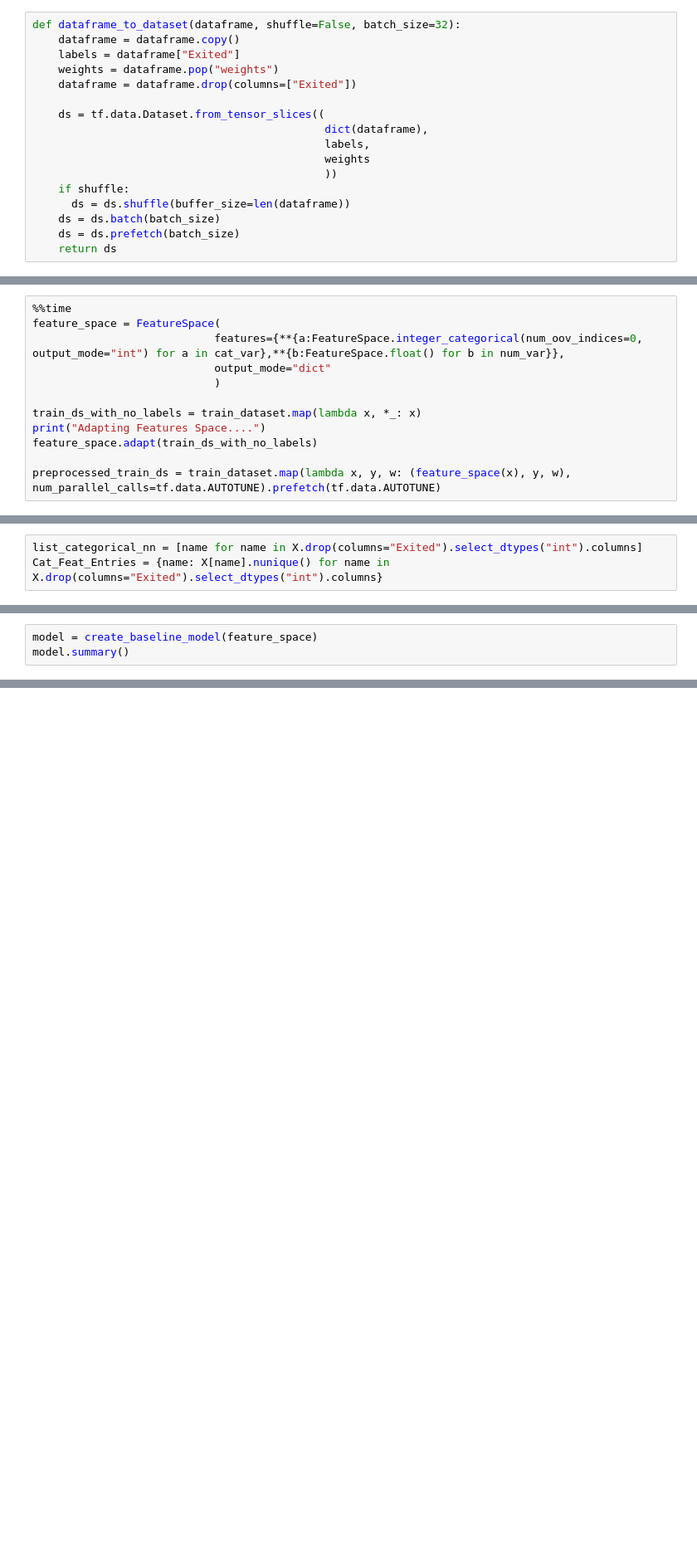
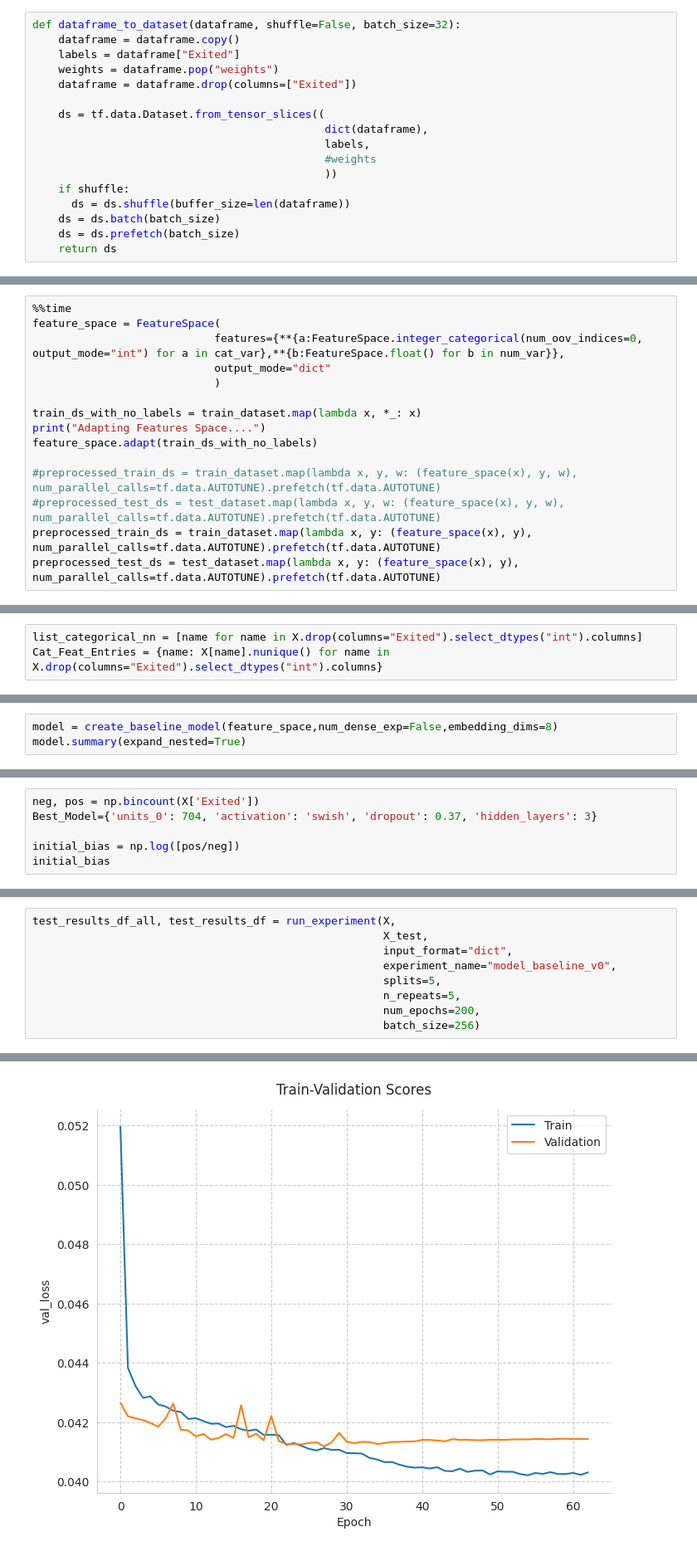
Before and after one commit to fabriziobasso/kaggle, a Jupyter notebook: Models_dnn_v0.ipynb, the cells around one changed output, grey strips where cells are left out. Shown at 83% size. Saved outputs shown, nothing was run; the diff lists cells and outputs as text; blank space fills up the shorter version.

```diff
--- a/Models_dnn_v0.ipynb
+++ b/Models_dnn_v0.ipynb
@@ -662,7 +825,7 @@ def dataframe_to_dataset(dataframe, shuffle=False, batch_size=32):
     ds = tf.data.Dataset.from_tensor_slices((
                                              dict(dataframe),
                                              labels,
-                                             weights
+                                             #weights
                                              ))
     if shuffle:
       ds = ds.shuffle(buffer_size=len(dataframe))
@@ -753,7 +916,10 @@ train_ds_with_no_labels = train_dataset.map(lambda x, *_: x)
 print("Adapting Features Space....")
 feature_space.adapt(train_ds_with_no_labels)
 
-preprocessed_train_ds = train_dataset.map(lambda x, y, w: (feature_space(x), y, w), num_parallel_calls=tf.data.AUTOTUNE).prefetch(tf.data.AUTOTUNE)
+#preprocessed_train_ds = train_dataset.map(lambda x, y, w: (feature_space(x), y, w), num_parallel_calls=tf.data.AUTOTUNE).prefetch(tf.data.AUTOTUNE)
+#preprocessed_test_ds = test_dataset.map(lambda x, y, w: (feature_space(x), y, w), num_parallel_calls=tf.data.AUTOTUNE).prefetch(tf.data.AUTOTUNE)
+preprocessed_train_ds = train_dataset.map(lambda x, y: (feature_space(x), y), num_parallel_calls=tf.data.AUTOTUNE).prefetch(tf.data.AUTOTUNE)
+preprocessed_test_ds = test_dataset.map(lambda x, y: (feature_space(x), y), num_parallel_calls=tf.data.AUTOTUNE).prefetch(tf.data.AUTOTUNE)
 # %% [output]
 WARNING:tensorflow:AutoGraph could not transform <function <lambda> at 0x...> and will run it as-is.
 Cause: could not parse the source code of <function <lambda> at 0x...>: no matching AST found among candidates:
@@ -841,3 +1031,3 @@ len(cat),len(num)
 # %%
-model = create_baseline_model(feature_space)
-model.summary()
+model = create_baseline_model(feature_space,num_dense_exp=False,embedding_dims=8)
+model.summary(expand_nested=True)
@@ -843,0 +1243,6 @@ model.summary()
+# %%
+neg, pos = np.bincount(X['Exited'])
+Best_Model={'units_0': 704, 'activation': 'swish', 'dropout': 0.37, 'hidden_layers': 3}
+
+initial_bias = np.log([pos/neg])
+initial_bias
@@ -843,0 +1373,10 @@ model.summary()
+# %%
+test_results_df_all, test_results_df = run_experiment(X,
+                                                      X_test,
+                                                      input_format="dict",
+                                                      experiment_name="model_baseline_v0",
+                                                      splits=5,
+                                                      n_repeats=5,
+                                                      num_epochs=200,
+                                                      batch_size=256)
+# %% [output]
@@ -843,0 +1400 @@ model.summary()
+[figure, added]
```
Also changed, not shown: parts of 39 cells of this notebook.
